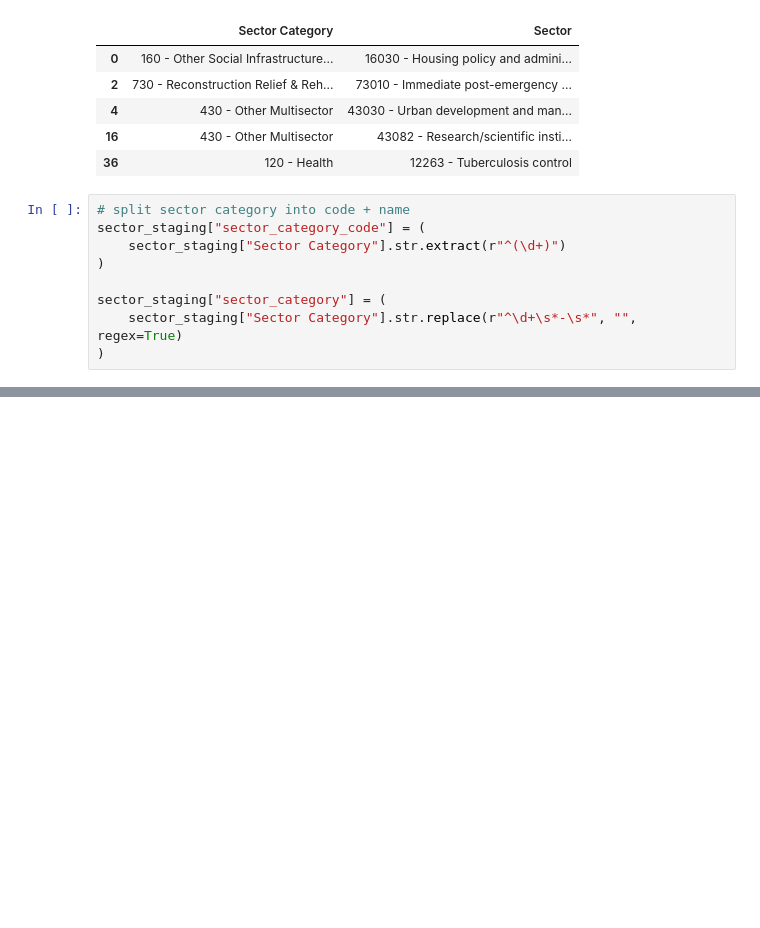
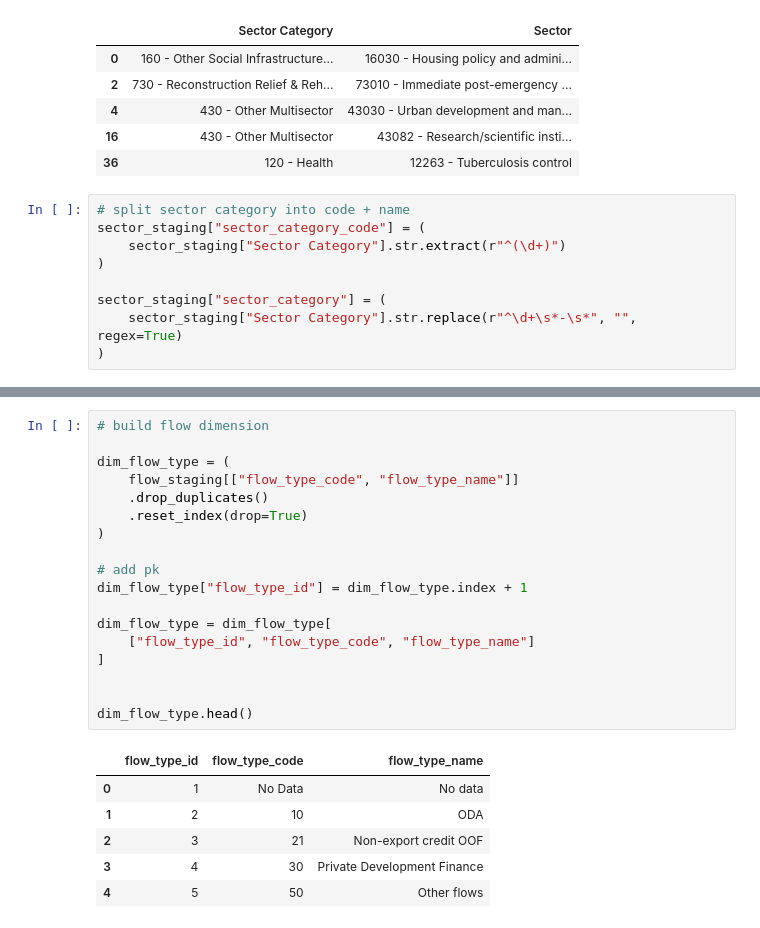
Before and after one commit to kirbt/INFO430-datawarehouse, a Jupyter notebook: iata_ETL.ipynb, the cells around one changed output, grey strips where cells are left out. Cells and saved outputs as stored; diff of their text form; blank space fills up the shorter version.

```diff
--- a/iata_ETL.ipynb
+++ b/iata_ETL.ipynb
@@ -350,0 +432,25 @@ dim_sector.head()
+# %%
+# build flow dimension
+
+dim_flow_type = (
+    flow_staging[["flow_type_code", "flow_type_name"]]
+    .drop_duplicates()
+    .reset_index(drop=True)
+)
+
+# add pk
+dim_flow_type["flow_type_id"] = dim_flow_type.index + 1
+
+dim_flow_type = dim_flow_type[
+    ["flow_type_id", "flow_type_code", "flow_type_name"]
+]
+
+
+dim_flow_type.head()
+# %% [output]
+|  | flow_type_id | flow_type_code | flow_type_name |
+| 0 | 1 | No Data | No data |
+| 1 | 2 | 10 | ODA |
+| 2 | 3 | 21 | Non-export credit OOF |
+| 3 | 4 | 30 | Private Development Finance |
+| 4 | 5 | 50 | Other flows |
```
Also changed, not shown: parts of 12 cells of this notebook.
